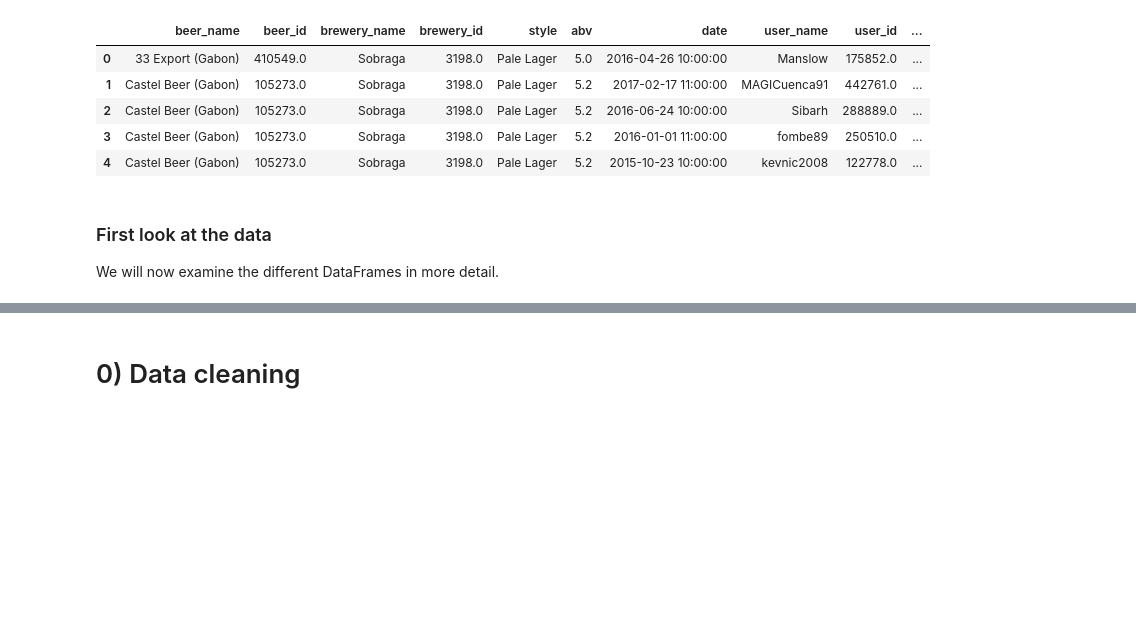
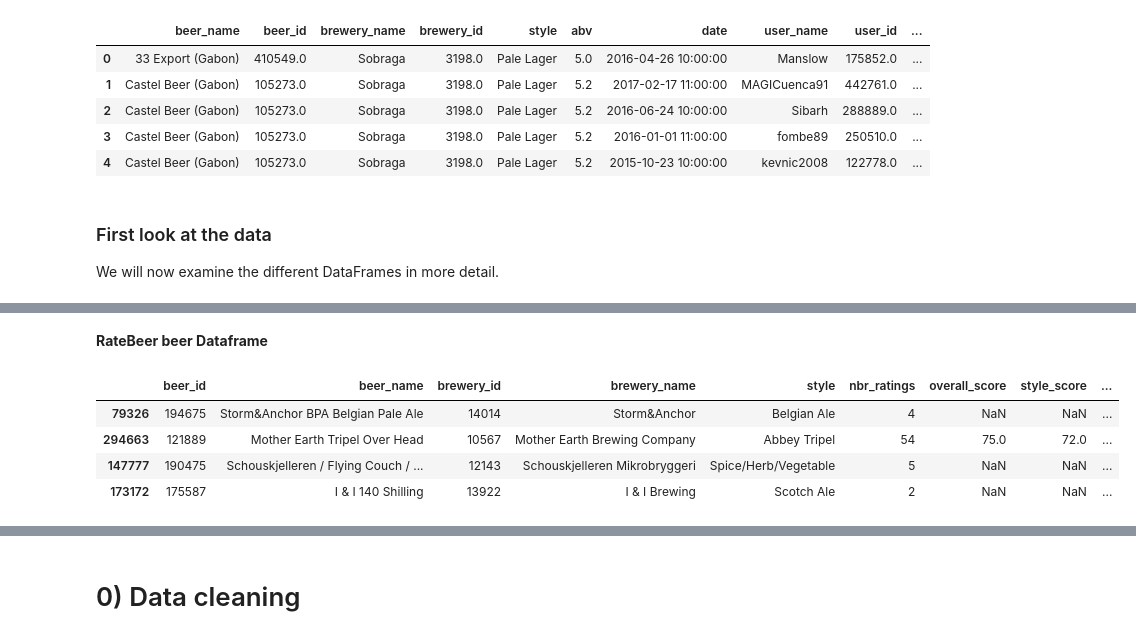
Before and after one commit to epfl-ada/ada-2024-project-datapilots, a Jupyter notebook: results.ipynb, the cells around one changed output, grey strips where cells are left out. Drawn from its saved outputs; the diff is of its cells as text; code cells hidden in the pictures; blank space fills up the shorter version.

```diff
--- a/results.ipynb
+++ b/results.ipynb
@@ -33,8 +33,8 @@ BA_BEERS = BA_DATA_FOLDER+"beers.csv"
 BA_BREWERIES = BA_DATA_FOLDER+"breweries.csv"
 
 RB_USERS = RB_DATA_FOLDER+"users.csv"
-RB_BEERS = RB_DATA_FOLDER+"users.csv"
-RB_BREWERIES = RB_DATA_FOLDER+"users.csv"
+RB_BEERS = RB_DATA_FOLDER+"beers.csv"
+RB_BREWERIES = RB_DATA_FOLDER+"breweries.csv"
 # %%
 ba_users = pd.read_csv(BA_USERS)
 ba_beers = pd.read_csv(BA_BEERS)
@@ -81,0 +105,10 @@ We will now examine the different DataFrames in more detail.
+# %% [markdown]
+**RateBeer beer Dataframe**
+# %%
+rb_beers.sample(4)
+# %% [output]
+|  | beer_id | beer_name | brewery_id | brewery_name | style | nbr_ratings | overall_score | style_score | ... |
+| 79326 | 194675 | Storm&Anchor BPA Belgian Pale Ale | 14014 | Storm&Anchor | Belgian Ale | 4 | NaN | NaN | ... |
+| 294663 | 121889 | Mother Earth Tripel Over Head | 10567 | Mother Earth Brewing Company | Abbey Tripel | 54 | 75.0 | 72.0 | ... |
+| 147777 | 190475 | Schouskjelleren / Flying Couch / ... | 12143 | Schouskjelleren Mikrobryggeri | Spice/Herb/Vegetable | 5 | NaN | NaN | ... |
+| 173172 | 175587 | I & I 140 Shilling | 13922 | I & I Brewing | Scotch Ale | 2 | NaN | NaN | ... |
```
Also changed, not shown: parts of 20 cells of this notebook.
